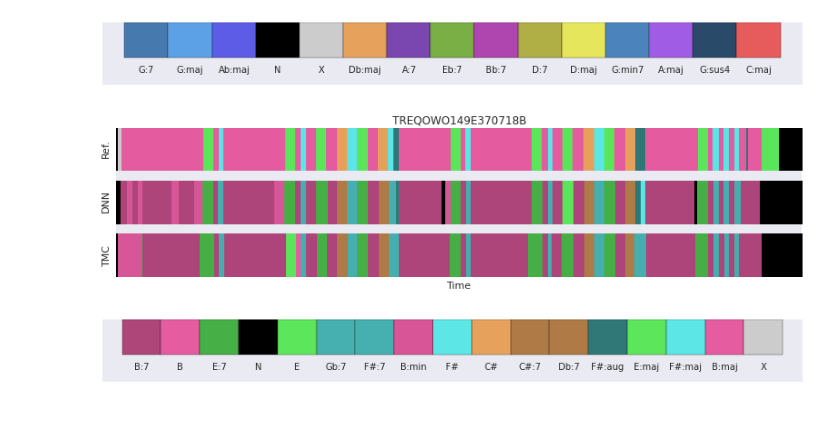
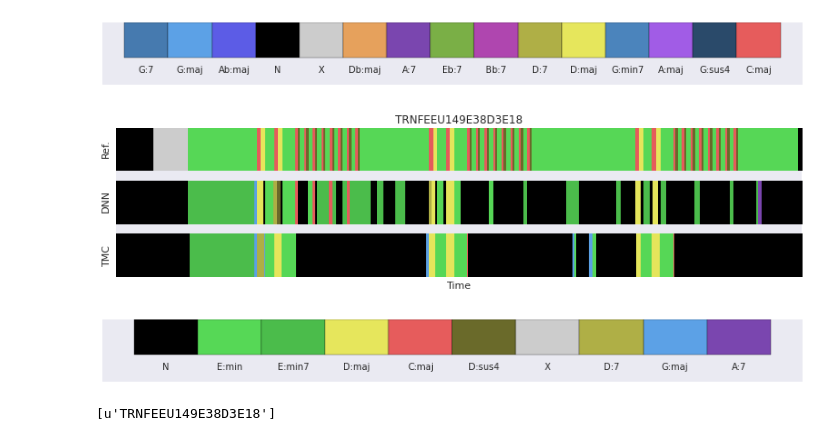
Before and after one commit to ejhumphrey/dl4mir, a Jupyter notebook: chords/eval.ipynb, the cells around one changed output. Drawn from its saved outputs; the diff is of its cells as text; code cells hidden in the pictures.

```diff
--- a/chords/eval.ipynb
+++ b/chords/eval.ipynb
@@ -216,6 +217,6 @@ Tabulate quality-wise macro-recall, i.e. average performance across transposed c
 for si, s in enumerate(splits):
     print tabulate.tabulate([[m] + r.tolist()
                              for m, r in zip(models, macro_aves[si].mean(axis=-1))],
-                            headers=[s]+dropout) + "\n"
+                            headers=[s]+dropout, floatfmt='.4f', tablefmt='latex') + "\n"
 print tabulate.tabulate([['tmc'] +  macro_aves2.mean(axis=-1).tolist()], headers=splits[::2])
 # %% [output]
@@ -250,5 +251,6 @@ for si, s in enumerate(splits):
         supports = qwise[:, :, 1].mean(axis=1) / 60.0
         print tabulate.tabulate([[q, t] + r.tolist()
                                  for q, t, r in zip(quals, supports, qwise[:, :, 0])],
-                                headers=["{0}-{1}".format(s, m), 'support'] + dropout, floatfmt=".4f") + "\n"
+                                headers=["{0}-{1}".format(s, m), 'support'] + dropout,
+                                floatfmt=".4f", tablefmt='latex') + "\n"
 # %% [output]
@@ -489,7 +495,7 @@ from matplotlib.colors import hsv_to_rgb
 vocab = lex.Strict(157)
 def chord_idx_to_colors(idx):
     hue = (idx % 12) / 12.0
-    value = 0.9 - 0.7*(((idx).astype(int) / 12) / 13.0)
+    value = 0.9 - 0.7*(((idx).astype(int) / 12) / 6.0)
     hsv = np.array([hue, (hue*0) + 0.6, value]).T
     hsv[idx == 156, :] = np.array([0, 0.8, 0.0])
     hsv[idx == -1, :] = np.array([0.0, 0.0, 0.8])
@@ -539,7 +545,7 @@ def draw_annotations(key):
     # Draw the annotations
     fig = plt.figure(figsize=(11, 3))
     labels = [dt_labels, tdc_labels, est_labels]
-    subject = ['DT', 'TdC', 'XL-0.125-0']
+    subject = ['DT', 'TdC', 'DNN']
     plt.title(key)
     plt.xticks([])
     plt.yticks([])
@@ -552,7 +558,7 @@ def draw_annotations(key):
 
     ax.set_xlabel("Time")
     plt.tight_layout()
-    plt.savefig("{0}/{1}_annotations.pdf".format(outdir, key),
+    plt.savefig("{0}/rc_{1}_annotations.pdf".format(outdir, key),
                 transparent=True)
 
     # Draw the legend
@@ -560,7 +566,7 @@ def draw_annotations(key):
     ax = fig.gca()
     plot_color_legend(ax, labels, 20)
     plt.tight_layout()
-    plt.savefig("{0}/{1}_legend.pdf".format(outdir, key),
+    plt.savefig("{0}/rc_{1}_legend.pdf".format(outdir, key),
                 transparent=True)
 # %%
 draw_annotations(target_keys[0])
@@ -801,7 +812,7 @@ draw_annotations(target_keys[2])
 [figure]
 # %%
 # Algos agree with each other
-draw_annotations(target_keys[3])
+draw_annotations('TRNFEEU149E38D3E18')
 # %% [output]
-[figure, old version]
+[figure, new version]
-[figure, old version]
+[figure, new version]
@@ -807,0 +821,4 @@ draw_annotations(target_keys[3])
+# %%
+[k for k in refs if k.startswith("TRNFEEU")]
+# %% [output]
+[u'TRNFEEU149E38D3E18']
```
Also changed, not shown: parts of 13 cells of this notebook, 1 other file.
